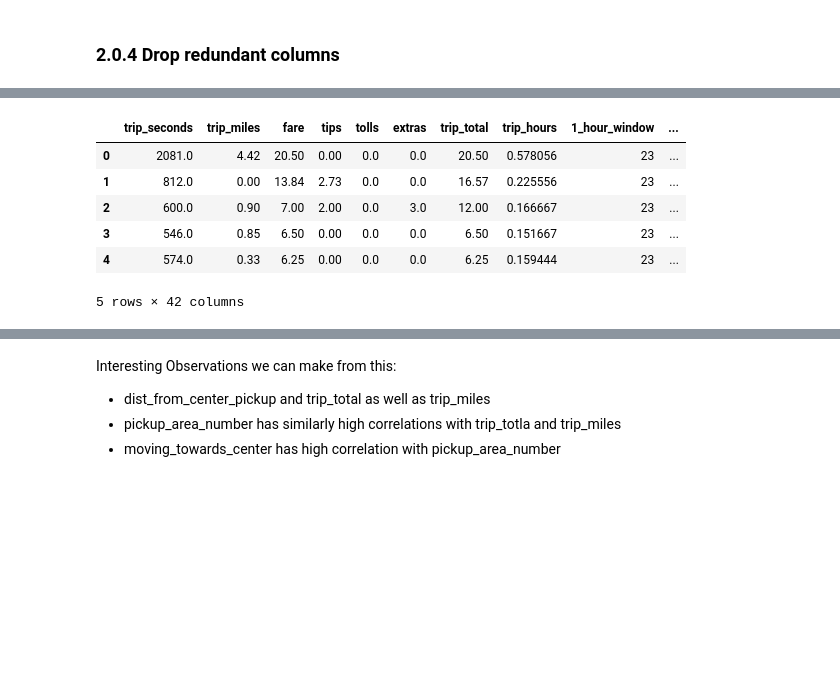
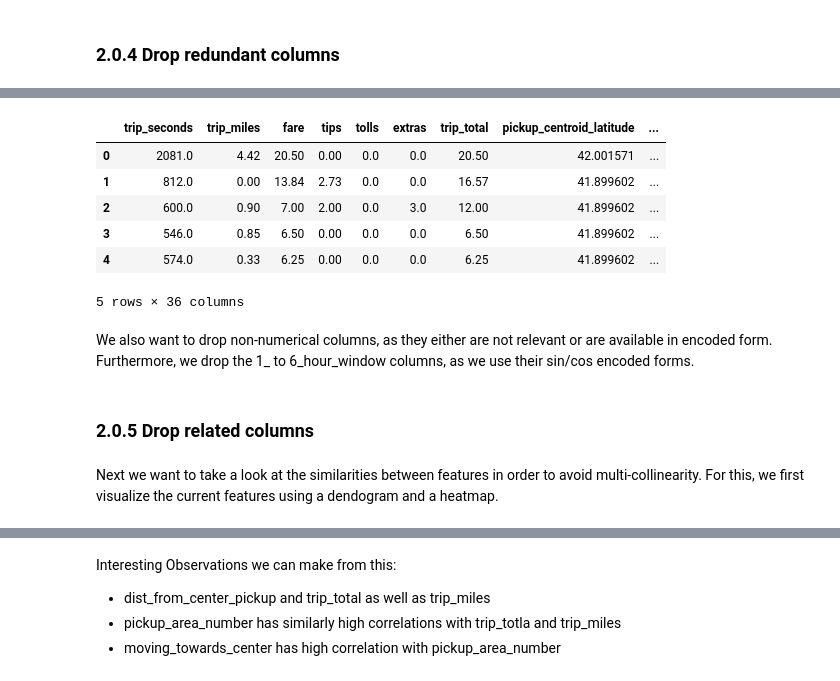
Before and after one commit to madxox/AAA_Teamassignment, a Jupyter notebook: 03_cluster_analysis.ipynb, the cells around one changed output, grey strips where cells are left out. Saved outputs shown, nothing was run; the diff lists cells and outputs as text; code cells hidden in the pictures; blank space fills up the shorter version.

```diff
--- a/03_cluster_analysis.ipynb
+++ b/03_cluster_analysis.ipynb
@@ -349,25 +363,6 @@ taxi_df["trip_end_timestamp"] = pd.to_datetime(taxi_df["trip_end_timestamp"])
-# %%
-# Get start & end hour of each entry
-taxi_df["start_hour"] = taxi_df['trip_start_timestamp'].dt.hour
-taxi_df["end_hour"] = taxi_df['trip_end_timestamp'].dt.hour
-
-# 6:00 AM to 9:00 AM
-taxi_df['morning_commute'] = ((taxi_df['start_hour'] >= 6) & (taxi_df['start_hour'] < 9)).astype(int)
-
-# 9:00 AM to 12:00 PM
-taxi_df['late_morning'] = ((taxi_df['start_hour'] >= 9) & (taxi_df['start_hour'] < 12)).astype(int)
-
-# 12:00 PM to 4:00 PM
-taxi_df['afternoon'] = ((taxi_df['start_hour'] >= 12) & (taxi_df['start_hour'] < 16)).astype(int)
-
-# 4:00 PM to 8:00 PM (Chicago rush hour times)
-taxi_df['evening_commute'] = ((taxi_df['start_hour'] >= 16) & (taxi_df['start_hour'] < 20)).astype(int)
-
-# 8:00 PM to 6:00 AM
-taxi_df['night'] = ((taxi_df['start_hour'] >= 20) | (taxi_df['start_hour'] < 6)).astype(int)
 # %%
 # Get weekday or not (0 if not, 1 if it is)
-taxi_df['is_weekday'] = (taxi_df["weekday"] < 5).astype(int)
+taxi_add_features['is_weekday'] = (taxi_df["weekday"] < 5).astype(int)
 # %% [markdown]
 ### 2.0.2 Distance to city center
 # %%
@@ -387,12 +382,12 @@ def calculate_h3_grid_distances(df, center_hex):
 
     return df
 # %%
-taxi_df = calculate_h3_grid_distances(taxi_df, center_hex)
+taxi_add_features = calculate_h3_grid_distances(taxi_add_features, center_hex)
 # %% [markdown]
 ### 2.0.3 Trip Direction
 # %% [markdown]
 If we are moving towards the center, then the direction (distance between pickup and dropoff) is positive, whereas moving away from the city center gives us a negative distance
 # %%
 # Get the direction of the trip
-taxi_df['moving_towards_center'] = taxi_df['dist_from_center_pickup'] - taxi_df['dist_from_center_dropoff']
+taxi_add_features['moving_towards_center'] = taxi_add_features['dist_from_center_pickup'] - taxi_add_features['dist_from_center_dropoff']
 # %%
@@ -432,16 +431,24 @@ Index(['Unnamed: 0', 'trip_id', 'taxi_id', 'trip_start_timestamp',
 # %%
-# Drop unneeded columns for further steps
+# Drop unneeded columns for further steps  TODO FIX
 columns_to_drop = ['Unnamed: 0','trip_id', 'taxi_id', 'trip_start_timestamp', 'trip_end_timestamp',
+                   'trip_hours',
                    'pickup_census_tract', 'dropoff_census_tract',
-                   'payment_type', 'company', 'pickup_centroid_latitude', 'pickup_centroid_longitude',
-       'pickup_centroid_location', 'dropoff_centroid_latitude', 'dropoff_centroid_longitude', 'dropoff_centroid_location',]
-prep_df = taxi_df.drop(columns_to_drop, axis=1)
+                   'payment_type', 'company',
+                   #'pickup_centroid_latitude', 'pickup_centroid_longitude',
+                   'pickup_centroid_location',
+                   #'dropoff_centroid_latitude', 'dropoff_centroid_longitude',
+                   'dropoff_centroid_location',
+                   "pickup_community", "dropoff_community"
+                  ]
+prep_df = taxi_add_features.drop(columns_to_drop, axis=1)
 prep_df.head()
 # %% [output]
-|  | trip_seconds | trip_miles | fare | tips | tolls | extras | trip_total | trip_hours | 1_hour_window | ... |
-| 0 | 2081.0 | 4.42 | 20.50 | 0.00 | 0.0 | 0.0 | 20.50 | 0.578056 | 23 | ... |
-| 1 | 812.0 | 0.00 | 13.84 | 2.73 | 0.0 | 0.0 | 16.57 | 0.225556 | 23 | ... |
-| 2 | 600.0 | 0.90 | 7.00 | 2.00 | 0.0 | 3.0 | 12.00 | 0.166667 | 23 | ... |
-| 3 | 546.0 | 0.85 | 6.50 | 0.00 | 0.0 | 0.0 | 6.50 | 0.151667 | 23 | ... |
-| 4 | 574.0 | 0.33 | 6.25 | 0.00 | 0.0 | 0.0 | 6.25 | 0.159444 | 23 | ... |
+|  | trip_seconds | trip_miles | fare | tips | tolls | extras | trip_total | pickup_centroid_latitude | ... |
+| 0 | 2081.0 | 4.42 | 20.50 | 0.00 | 0.0 | 0.0 | 20.50 | 42.001571 | ... |
+| 1 | 812.0 | 0.00 | 13.84 | 2.73 | 0.0 | 0.0 | 16.57 | 41.899602 | ... |
+| 2 | 600.0 | 0.90 | 7.00 | 2.00 | 0.0 | 3.0 | 12.00 | 41.899602 | ... |
+| 3 | 546.0 | 0.85 | 6.50 | 0.00 | 0.0 | 0.0 | 6.50 | 41.899602 | ... |
+| 4 | 574.0 | 0.33 | 6.25 | 0.00 | 0.0 | 0.0 | 6.25 | 41.899602 | ... |
-5 rows × 42 columns
+5 rows × 36 columns
+# %% [markdown]
+We also want to drop non-numerical columns, as they either are not relevant or are available in encoded form. Furthermore, we drop the 1_ to 6_hour_window columns, as we use their sin/cos encoded forms.
@@ -447,0 +466,4 @@ prep_df.head()
+# %% [markdown]
+### 2.0.5 Drop related columns
+# %% [markdown]
+Next we want to take a look at the similarities between features in order to avoid multi-collinearity. For this, we first visualize the current features using a dendogram and a heatmap.
```
Also changed, not shown: parts of 75 cells of this notebook.
